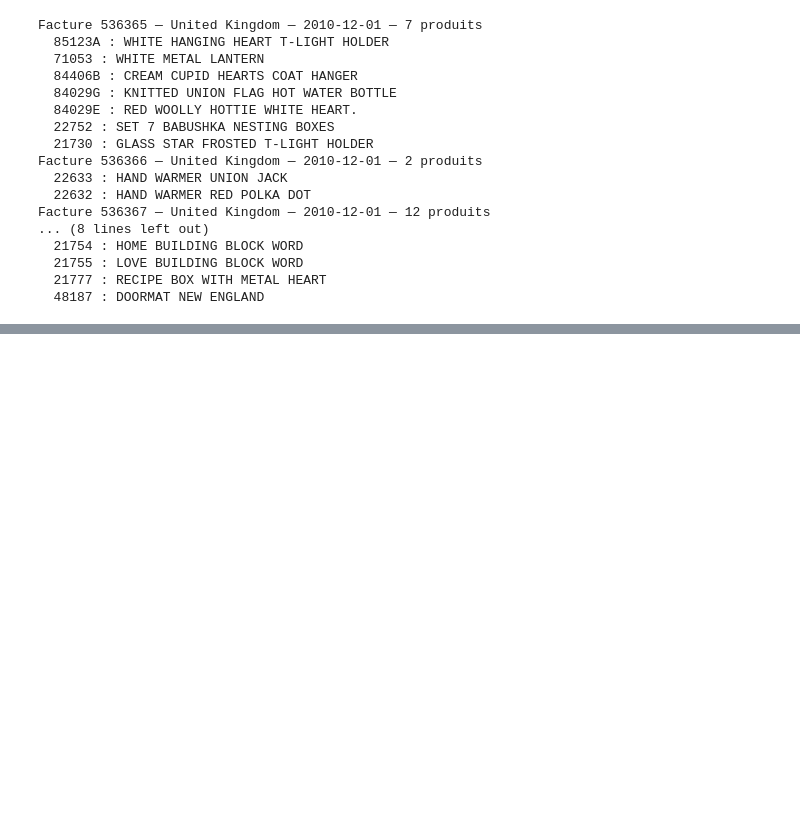
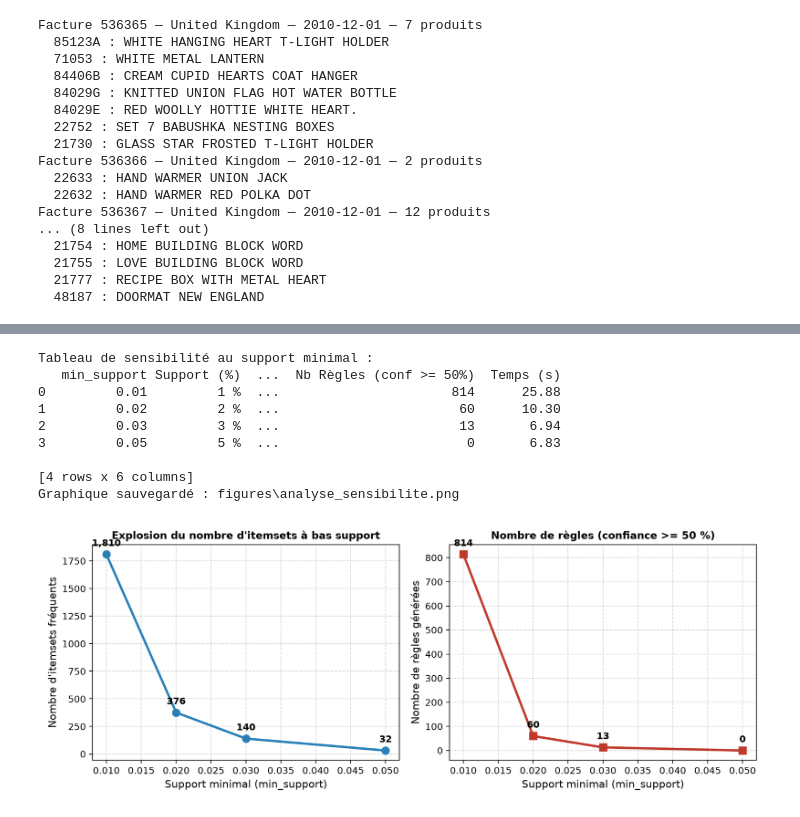
Before and after one commit to abdoufk77/mini_projet_apriori_fpgrowth, a Jupyter notebook: notebooks/Mini_Projet_Apriori_FPGrowth.ipynb, the cells around one changed output, grey strips where cells are left out. Drawn from its saved outputs; the diff is of its cells as text; code cells hidden in the pictures; blank space fills up the shorter version.

```diff
--- a/notebooks/Mini_Projet_Apriori_FPGrowth.ipynb
+++ b/notebooks/Mini_Projet_Apriori_FPGrowth.ipynb
@@ -138,0 +384,70 @@ Facture 536367 — United Kingdom — 2010-12-01 — 12 produits
+# %%
+# Analyse de sensibilité du support minimal
+supports = [0.01, 0.02, 0.03, 0.05]
+sensitivity_records = []
+
+for s in supports:
+    t_start = time.perf_counter()
+    fi = fpgrowth(df_onehot, min_support=s, use_colnames=True)
+    t_calc = time.perf_counter() - t_start
+
+    if len(fi) > 0:
+        rules = association_rules(fi, metric="confidence", min_threshold=0.5)
+        nb_rules = len(rules)
+    else:
+        nb_rules = 0
+
+    sensitivity_records.append({
+        "min_support": s,
+        "Support (%)": f"{s*100:.0f} %",
+        "Nb Paniers Min": int(s * len(baskets_desc)),
+        "Nb Itemsets": len(fi),
+        "Nb Règles (conf >= 50%)": nb_rules,
+        "Temps (s)": round(t_calc, 2)
+    })
+
+df_sensitivity = pd.DataFrame(sensitivity_records)
+print("Tableau de sensibilité au support minimal :")
+print(df_sensitivity.to_string(index=False))
+
+# Graphiques de sensibilité
+fig, (ax1, ax2) = plt.subplots(1, 2, figsize=(11, 4.2))
+
+# Graphe 1 : Itemsets vs Support
+ax1.plot(df_sensitivity["min_support"], df_sensitivity["Nb Itemsets"], "o-",
+         color="#2980B9", linewidth=2.5, markersize=8)
+ax1.set_xlabel("Support minimal (min_support)", fontsize=11)
+ax1.set_ylabel("Nombre d'itemsets fréquents", fontsize=11)
+ax1.set_title("Explosion du nombre d'itemsets à bas support", fontsize=11, fontweight="bold")
+ax1.grid(True, linestyle="--", alpha=0.5)
+for _, r in df_sensitivity.iterrows():
+    ax1.annotate(f"{r['Nb Itemsets']:,}", (r["min_support"], r["Nb Itemsets"]),
+                 textcoords="offset points", xytext=(0, 9), ha="center", fontweight="bold")
+
+# Graphe 2 : Règles vs Support
+ax2.plot(df_sensitivity["min_support"], df_sensitivity["Nb Règles (conf >= 50%)"], "s-",
+         color="#C0392B", linewidth=2.5, markersize=8)
+ax2.set_xlabel("Support minimal (min_support)", fontsize=11)
+ax2.set_ylabel("Nombre de règles générées", fontsize=11)
+ax2.set_title("Nombre de règles (confiance >= 50 %)", fontsize=11, fontweight="bold")
+ax2.grid(True, linestyle="--", alpha=0.5)
+for _, r in df_sensitivity.iterrows():
+    ax2.annotate(f"{r['Nb Règles (conf >= 50%)']:,}", (r["min_support"], r["Nb Règles (conf >= 50%)"]),
+                 textcoords="offset points", xytext=(0, 9), ha="center", fontweight="bold")
+
+plt.tight_layout()
+fig_sens_path = figures_dir / "analyse_sensibilite.png"
+plt.savefig(fig_sens_path, dpi=200)
+plt.show()
+print(f"Graphique sauvegardé : {fig_sens_path}")
+# %% [output]
+Tableau de sensibilité au support minimal :
+   min_support Support (%)  ...  Nb Règles (conf >= 50%)  Temps (s)
+0         0.01         1 %  ...                      814      25.88
+1         0.02         2 %  ...                       60      10.30
+2         0.03         3 %  ...                       13       6.94
+3         0.05         5 %  ...                        0       6.83
+
+[4 rows x 6 columns]
+Graphique sauvegardé : figures\analyse_sensibilite.png
+[figure, added]
```
Also changed, not shown: parts of 19 cells of this notebook, 5 other files.
